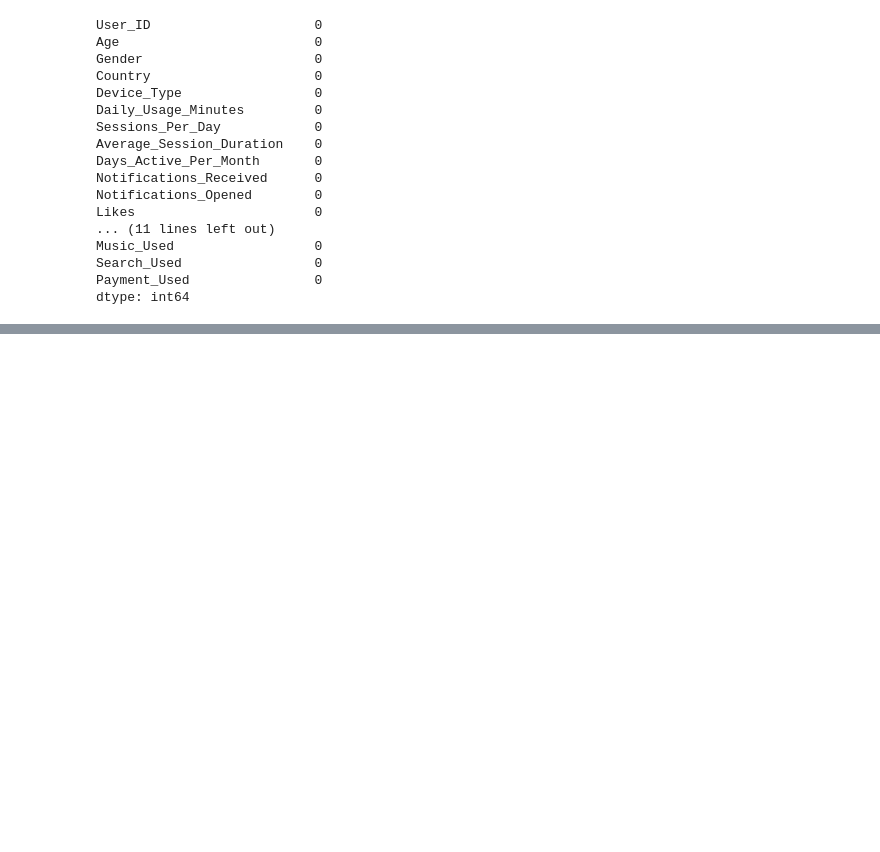
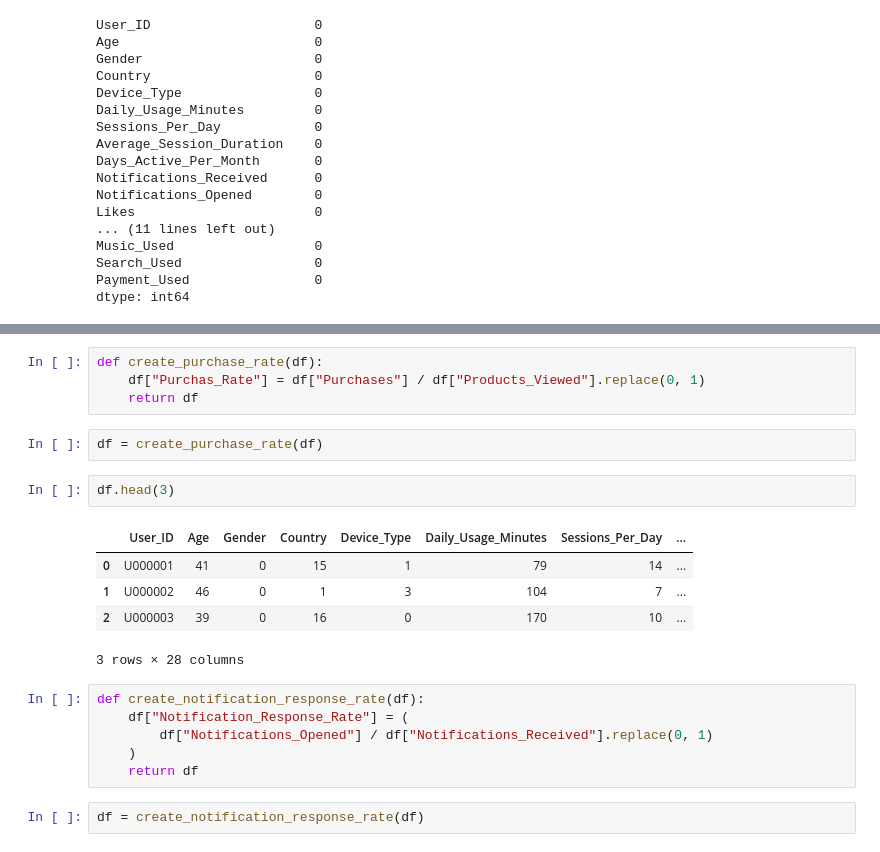
Before and after one commit to RameenWahid/Mobile-App-User-Behavior-Analysis, a Jupyter notebook: code.ipynb, the cells around one changed output, grey strips where cells are left out. Saved outputs shown, nothing was run; the diff lists cells and outputs as text; blank space fills up the shorter version.

```diff
--- a/code.ipynb
+++ b/code.ipynb
@@ -156,0 +252,22 @@ dtype: int64
+# %%
+def create_purchase_rate(df):
+    df["Purchas_Rate"] = df["Purchases"] / df["Products_Viewed"].replace(0, 1)
+    return df
+# %%
+df = create_purchase_rate(df)
+# %%
+df.head(3)
+# %% [output]
+|  | User_ID | Age | Gender | Country | Device_Type | Daily_Usage_Minutes | Sessions_Per_Day | ... |
+| 0 | U000001 | 41 | 0 | 15 | 1 | 79 | 14 | ... |
+| 1 | U000002 | 46 | 0 | 1 | 3 | 104 | 7 | ... |
+| 2 | U000003 | 39 | 0 | 16 | 0 | 170 | 10 | ... |
+3 rows × 28 columns
+# %%
+def create_notification_response_rate(df):
+    df["Notification_Response_Rate"] = (
+        df["Notifications_Opened"] / df["Notifications_Received"].replace(0, 1)
+    )
+    return df
+# %%
+df = create_notification_response_rate(df)
```
Also changed, not shown: parts of 12 cells of this notebook.
